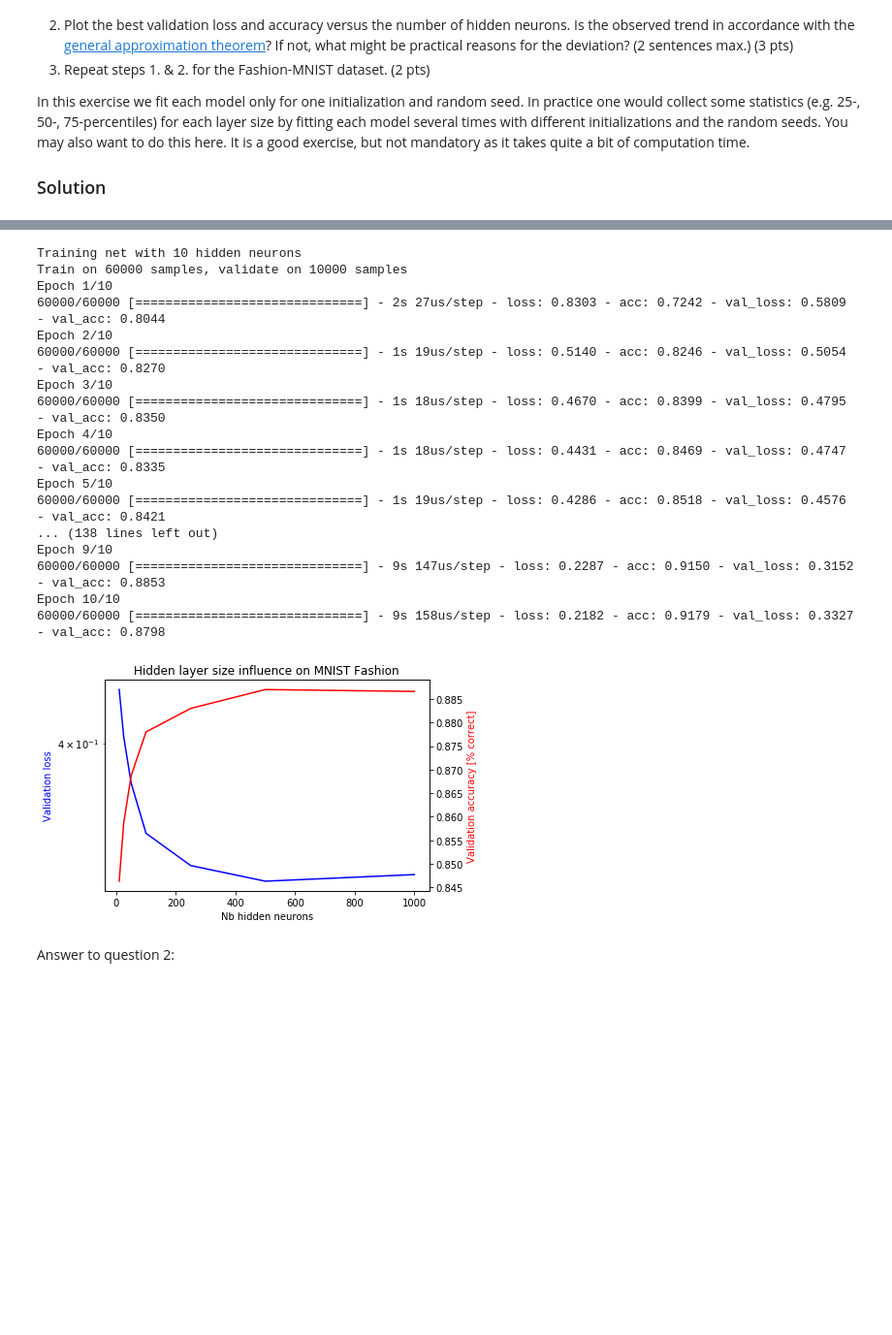
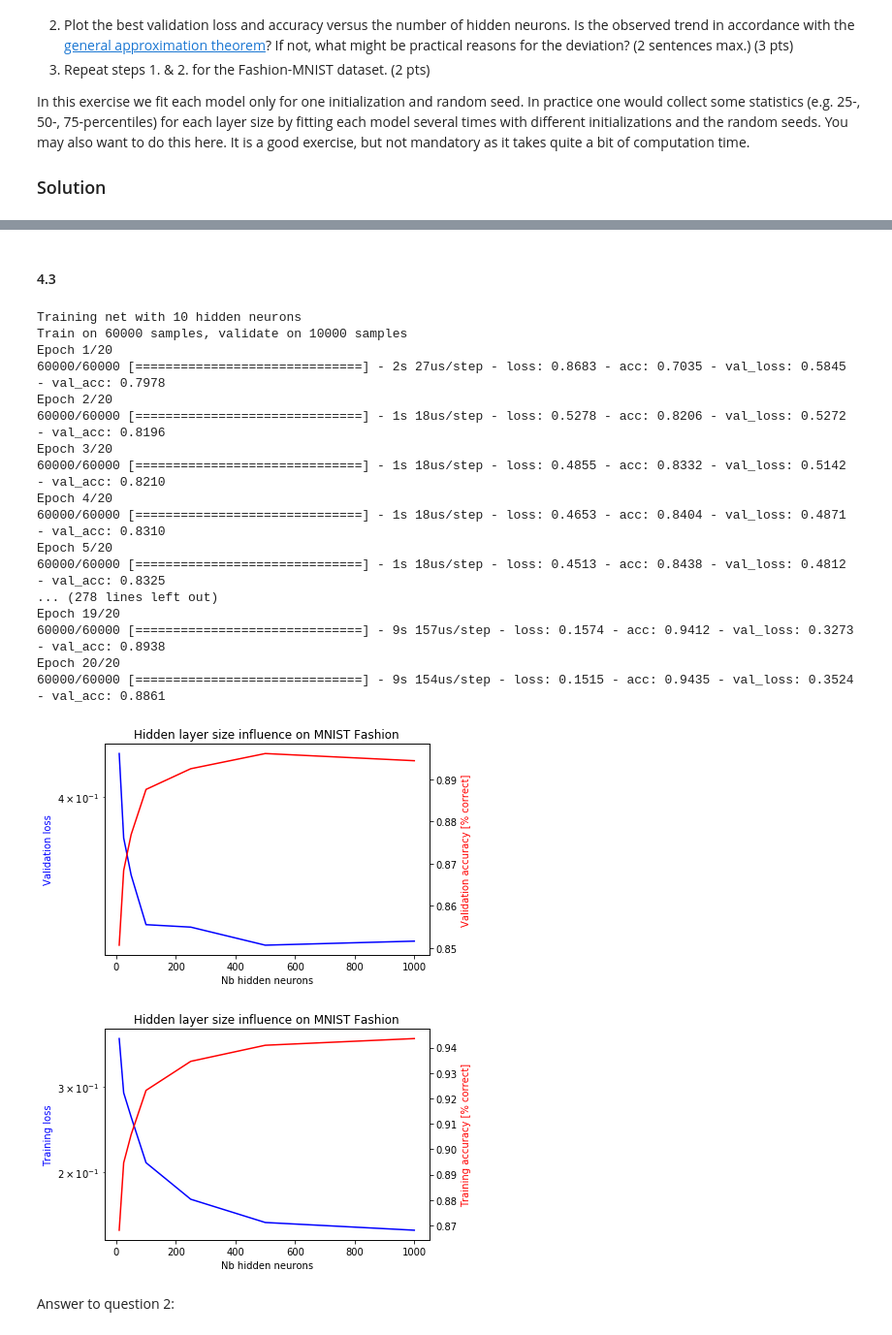
Before and after one commit to HannesRovina/ANN-Miniprojects2019, a Jupyter notebook: miniproject1.ipynb, the cells around one changed output, grey strips where cells are left out. Shown at 97% size. Saved outputs shown, nothing was run; the diff lists cells and outputs as text; code cells hidden in the pictures; blank space fills up the shorter version.

```diff
--- a/miniproject1.ipynb
+++ b/miniproject1.ipynb
@@ -542,6 +557,6 @@ In this exercise we fit each model only for one initialization and random seed.
 # %%
 history_ex4 = []
-max_epochs = 10
+max_epochs = 20
 minibatch_size = 128
 
 hidden_neurons = [10, 25, 50, 100, 250, 500, 1000]
@@ -579,11 +596,18 @@ Epoch 10/10
 # %%
 min_loss = []
 max_acc = []
+min_train_loss = []
+max_train_acc = []
 for i,hn in enumerate(hidden_neurons):
     val_loss = history_ex4[i].history['val_loss']
     min_loss.append(min(val_loss))
     val_acc = history_ex4[i].history['val_acc']
     max_acc.append(max(val_acc))
+
+    train_loss = history_ex4[i].history['loss']
+    min_train_loss.append(min(train_loss))
+    train_acc = history_ex4[i].history['acc']
+    max_train_acc.append(max(train_acc))
 # %%
 title = 'Hidden layer size influence on MNIST'
 
@@ -608,6 +640,8 @@ b=5
+# %% [markdown]
+#### 4.3
 # %%
 history_ex4_fashion = []
-max_epochs = 10
+max_epochs = 20
 minibatch_size = 128
 
 hidden_neurons = [10, 25, 50, 100, 250, 500, 1000]
@@ -627,49 +661,65 @@ for hn in hidden_neurons:
 # %% [output]
 Training net with 10 hidden neurons
 Train on 60000 samples, validate on 10000 samples
-Epoch 1/10
-60000/60000 [==============================] - 2s 27us/step - loss: 0.8303 - acc: 0.7242 - val_loss: 0.5809 - val_acc: 0.8044
-Epoch 2/10
-60000/60000 [==============================] - 1s 19us/step - loss: 0.5140 - acc: 0.8246 - val_loss: 0.5054 - val_acc: 0.8270
-Epoch 3/10
-60000/60000 [==============================] - 1s 18us/step - loss: 0.4670 - acc: 0.8399 - val_loss: 0.4795 - val_acc: 0.8350
-Epoch 4/10
-60000/60000 [==============================] - 1s 18us/step - loss: 0.4431 - acc: 0.8469 - val_loss: 0.4747 - val_acc: 0.8335
-Epoch 5/10
-60000/60000 [==============================] - 1s 19us/step - loss: 0.4286 - acc: 0.8518 - val_loss: 0.4576 - val_acc: 0.8421
-... (138 lines left out)
-Epoch 9/10
-60000/60000 [==============================] - 9s 147us/step - loss: 0.2287 - acc: 0.9150 - val_loss: 0.3152 - val_acc: 0.8853
-Epoch 10/10
-60000/60000 [==============================] - 9s 158us/step - loss: 0.2182 - acc: 0.9179 - val_loss: 0.3327 - val_acc: 0.8798
+Epoch 1/20
+60000/60000 [==============================] - 2s 27us/step - loss: 0.8683 - acc: 0.7035 - val_loss: 0.5845 - val_acc: 0.7978
+Epoch 2/20
+60000/60000 [==============================] - 1s 18us/step - loss: 0.5278 - acc: 0.8206 - val_loss: 0.5272 - val_acc: 0.8196
+Epoch 3/20
+60000/60000 [==============================] - 1s 18us/step - loss: 0.4855 - acc: 0.8332 - val_loss: 0.5142 - val_acc: 0.8210
+Epoch 4/20
+60000/60000 [==============================] - 1s 18us/step - loss: 0.4653 - acc: 0.8404 - val_loss: 0.4871 - val_acc: 0.8310
+Epoch 5/20
+60000/60000 [==============================] - 1s 18us/step - loss: 0.4513 - acc: 0.8438 - val_loss: 0.4812 - val_acc: 0.8325
+... (278 lines left out)
+Epoch 19/20
+60000/60000 [==============================] - 9s 157us/step - loss: 0.1574 - acc: 0.9412 - val_loss: 0.3273 - val_acc: 0.8938
+Epoch 20/20
+60000/60000 [==============================] - 9s 154us/step - loss: 0.1515 - acc: 0.9435 - val_loss: 0.3524 - val_acc: 0.8861
 # %%
 min_loss_fashion = []
 max_acc_fashion = []
+min_train_loss_fashion = []
+max_train_acc_fashion = []
 for i,hn in enumerate(hidden_neurons):
     val_loss_fashion = history_ex4_fashion[i].history['val_loss']
     min_loss_fashion.append(min(val_loss_fashion))
     val_acc_fashion = history_ex4_fashion[i].history['val_acc']
     max_acc_fashion.append(max(val_acc_fashion))
+
+    train_loss = history_ex4_fashion[i].history['loss']
+    min_train_loss_fashion.append(min(train_loss))
+    train_acc = history_ex4_fashion[i].history['acc']
+    max_train_acc_fashion.append(max(train_acc))
 # %%
 title = 'Hidden layer size influence on MNIST Fashion'
 
 fig = plt.figure()
 ax1 = fig.add_subplot(1, 1, 1)
 ax2 = ax1.twinx()
 ax1.set_title(title, fontsize='large')
 
 ax1.plot(hidden_neurons, min_loss_fashion, 'b-', label='val loss MNIST Fashion')
 ax1.set_yscale('log')
 ax2.plot(hidden_neurons, max_acc_fashion, 'r-', label='val acc MNIST Fashion')
 ax1.set_ylabel('Validation loss', color='blue')
 ax2.set_ylabel('Validation accuracy [% correct]', color='red')
-ax1.set_xlabel('Nb hidden neurons')
+ax1.set_xlabel('Nb hidden neurons');
 
-#ax1.legend()
-#ax2.legend()
 
-b=5
+fig = plt.figure(2)
+ax1 = fig.add_subplot(1, 1, 1)
+ax2 = ax1.twinx()
+ax1.set_title(title, fontsize='large')
+
+ax1.plot(hidden_neurons, min_train_loss_fashion, 'b-', label='train loss MNIST')
+ax1.set_yscale('log')
+ax2.plot(hidden_neurons, max_train_acc_fashion, 'r-', label='train acc MNIST')
+ax1.set_ylabel('Training loss', color='blue')
+ax2.set_ylabel('Training accuracy [% correct]', color='red')
+ax1.set_xlabel('Nb hidden neurons');
 # %% [output]
-[figure, old version]
+[figure, new version]
+[figure, added]
 # %% [markdown]
 Answer to question 2:
```
Also changed, not shown: parts of 21 cells of this notebook.
